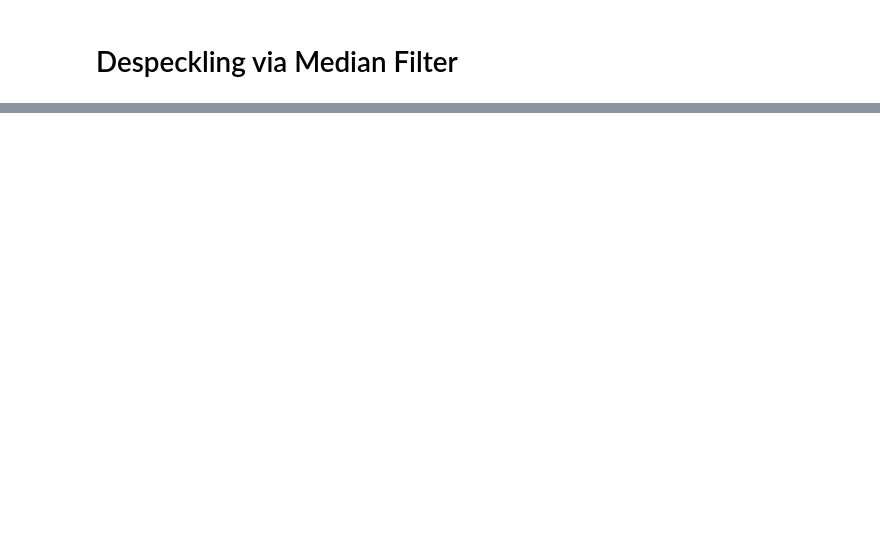
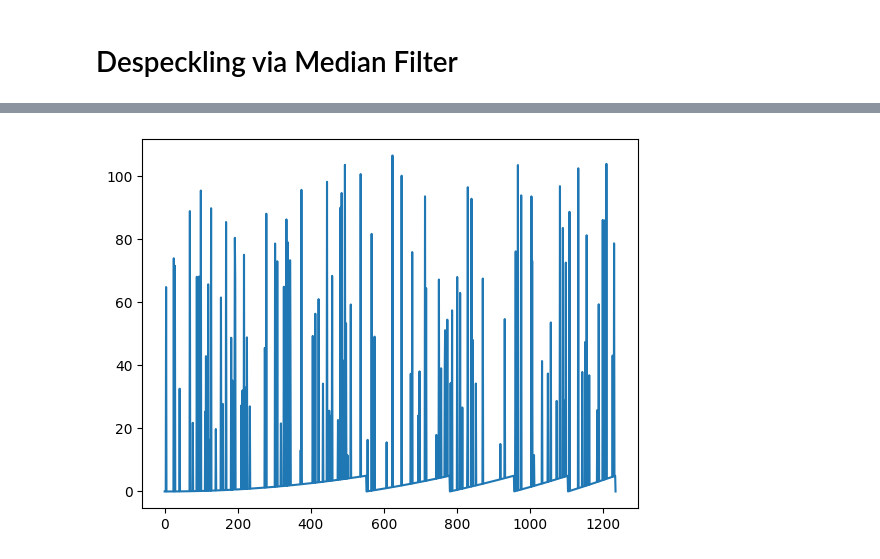
Before and after one commit to Nimira43/Miletus, a Jupyter notebook: Denoising-Signals/Denoising_Signals_2.ipynb, the cells around one changed output, grey strips where cells are left out. Drawn from its saved outputs; the diff is of its cells as text; code cells hidden in the pictures; blank space fills up the shorter version.

Commit message:
Threshold‑Based Spike Detection and Local Median Replacement.

```diff
--- a/Denoising-Signals/Denoising_Signals_2.ipynb
+++ b/Denoising-Signals/Denoising_Signals_2.ipynb
@@ -32,0 +35,15 @@ plt.plot(signal)
+# %%
+# DEMO 2: Threshold Based Spike Detection & Local Median Replacement
+
+pnts = 1234
+signal = np.mod(np.linspace(0,5,pnts)**2,5)
+
+p = int(0.1*pnts)
+spiketimes = np.random.randint(0,pnts,p)
+
+signal[spiketimes] = np.random.rand(p)*100 + 10
+
+plt.plot(signal)
+plt.show()
+# %% [output]
+[figure, added]
```
Also changed, not shown: parts of 6 cells of this notebook, 9 other files.
